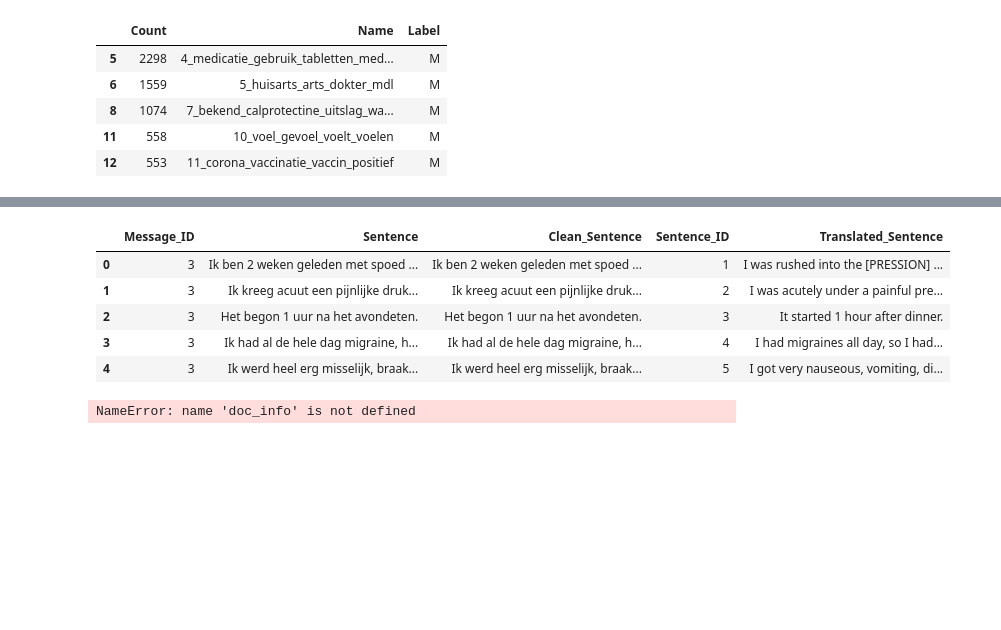
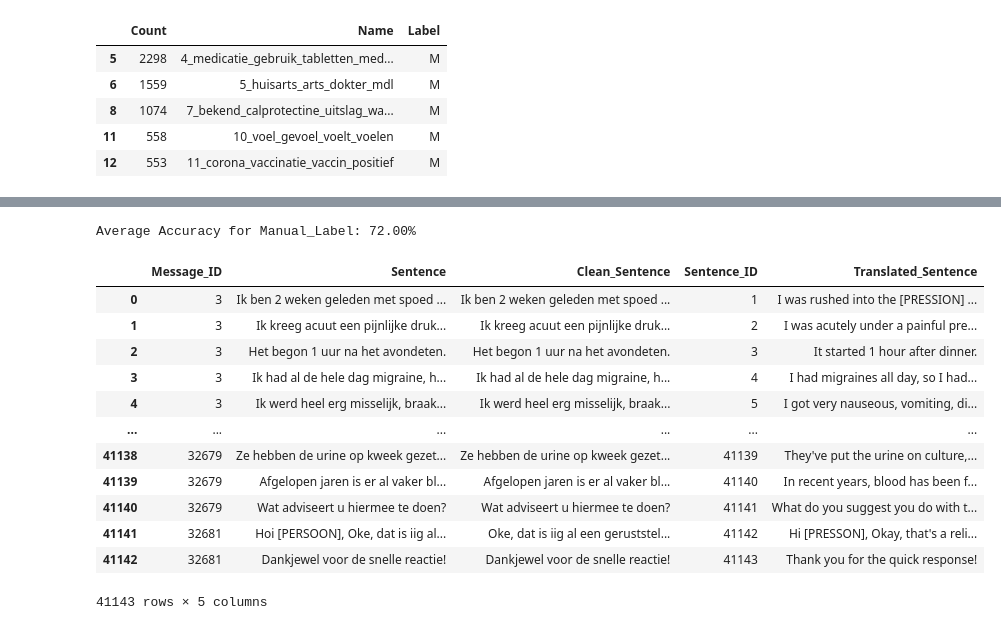
Before and after one commit to MaastrichtU-CDS/MyIBDcoachNLP, a Jupyter notebook: notebooks/analysis_of_sentences/sentencetransformer_new_input.ipynb, the cells around one changed output, grey strips where cells are left out. Cells and saved outputs as stored; diff of their text form; code cells hidden in the pictures; blank space fills up the shorter version.

```diff
--- a/notebooks/analysis_of_sentences/sentencetransformer_new_input.ipynb
+++ b/notebooks/analysis_of_sentences/sentencetransformer_new_input.ipynb
@@ -1495,13 +1586,23 @@ df.head()
+# %%
+# Pring the average accuracy
+accuracy_avg = (annotated_doc['Manual_Category'] == annotated_doc['Category']).sum() / len(annotated_doc)
+print(f"Average Accuracy for Manual_Label: {accuracy_avg * 100:.2f}%")
+# %% [output]
+Average Accuracy for Manual_Label: 72.00%
 # %%
-import pandas as pd
-# read the sentence data
 sentence_df = pd.read_excel("/workspace/persistent/mijnidbcoachnlp/data/analysis_data/translated_sentence_data_new.xlsx")
-# check the head
-sentence_df.head()
+sentence_df
 # %% [output]
 |  | Message_ID | Sentence | Clean_Sentence | Sentence_ID | Translated_Sentence |
 | 0 | 3 | Ik ben 2 weken geleden met spoed ... | Ik ben 2 weken geleden met spoed ... | 1 | I was rushed into the [PRESSION] ... |
 | 1 | 3 | Ik kreeg acuut een pijnlijke druk... | Ik kreeg acuut een pijnlijke druk... | 2 | I was acutely under a painful pre... |
 | 2 | 3 | Het begon 1 uur na het avondeten. | Het begon 1 uur na het avondeten. | 3 | It started 1 hour after dinner. |
 | 3 | 3 | Ik had al de hele dag migraine, h... | Ik had al de hele dag migraine, h... | 4 | I had migraines all day, so I had... |
 | 4 | 3 | Ik werd heel erg misselijk, braak... | Ik werd heel erg misselijk, braak... | 5 | I got very nauseous, vomiting, di... |
+| ... | ... | ... | ... | ... | ... |
+| 41138 | 32679 | Ze hebben de urine op kweek gezet... | Ze hebben de urine op kweek gezet... | 41139 | They've put the urine on culture,... |
+| 41139 | 32679 | Afgelopen jaren is er al vaker bl... | Afgelopen jaren is er al vaker bl... | 41140 | In recent years, blood has been f... |
+| 41140 | 32679 | Wat adviseert u hiermee te doen? | Wat adviseert u hiermee te doen? | 41141 | What do you suggest you do with t... |
+| 41141 | 32681 | Hoi [PERSOON], Oke, dat is iig al... | Oke, dat is iig al een geruststel... | 41142 | Hi [PRESSON], Okay, that's a reli... |
+| 41142 | 32681 | Dankjewel voor de snelle reactie! | Dankjewel voor de snelle reactie! | 41143 | Thank you for the quick response! |
+41143 rows × 5 columns
@@ -1510,4 +1608,0 @@ topic_model =
-# %%
-doc_info
-# %% [output]
-NameError: name 'doc_info' is not defined
```
Also changed, not shown: parts of 41 cells of this notebook, 5 other files.
